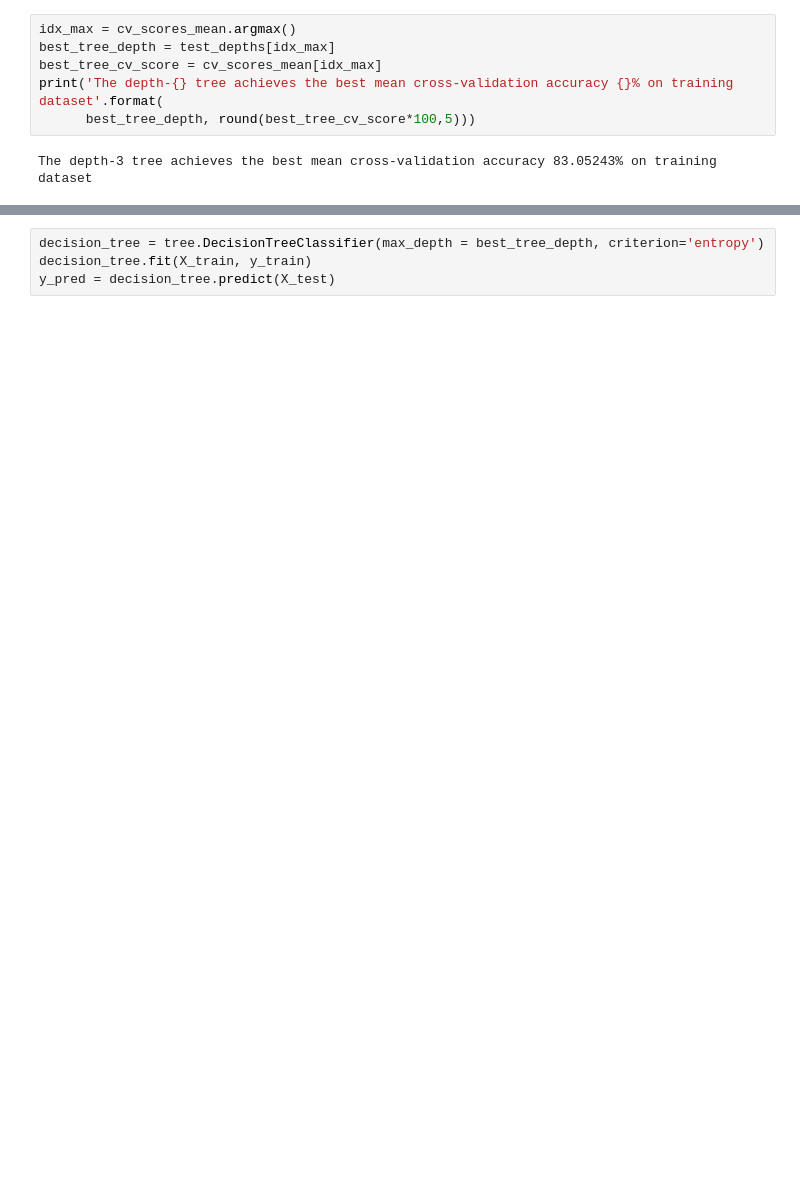
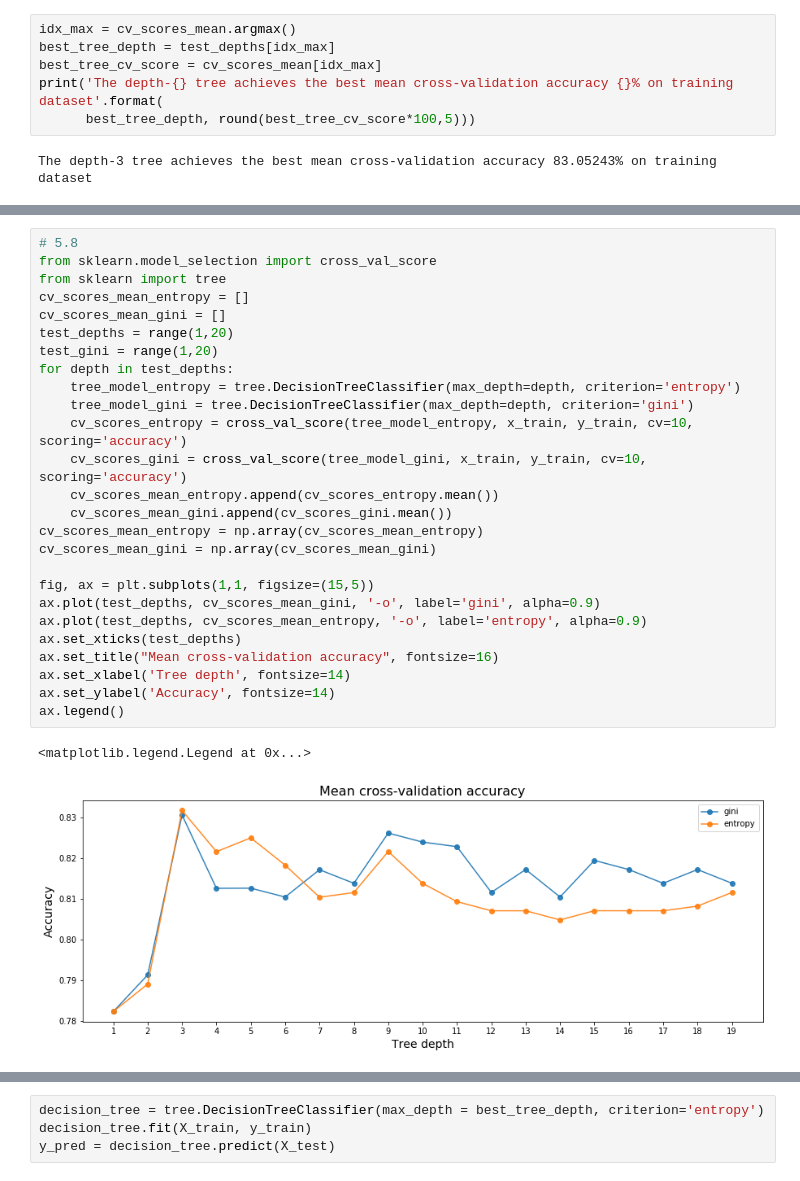
Before and after one commit to mijapa/data_mining, a Jupyter notebook: lab2/decision_trees.ipynb, the cells around one changed output, grey strips where cells are left out. Drawn from its saved outputs; the diff is of its cells as text; blank space fills up the shorter version.

```diff
--- a/lab2/decision_trees.ipynb
+++ b/lab2/decision_trees.ipynb
@@ -82,3 +89,32 @@ plt.title("Decision trees visualization")
 Text(0.5, 1.0, 'Decision trees visualization')
 <Figure size 432x288 with 0 Axes>
 [figure]
+# %%
+# 5.8
+from sklearn.model_selection import cross_val_score
+from sklearn import tree
+cv_scores_mean_entropy = []
+cv_scores_mean_gini = []
+test_depths = range(1,20)
+test_gini = range(1,20)
+for depth in test_depths:
+    tree_model_entropy = tree.DecisionTreeClassifier(max_depth=depth, criterion='entropy')
+    tree_model_gini = tree.DecisionTreeClassifier(max_depth=depth, criterion='gini')
+    cv_scores_entropy = cross_val_score(tree_model_entropy, x_train, y_train, cv=10, scoring='accuracy')
+    cv_scores_gini = cross_val_score(tree_model_gini, x_train, y_train, cv=10, scoring='accuracy')
+    cv_scores_mean_entropy.append(cv_scores_entropy.mean())
+    cv_scores_mean_gini.append(cv_scores_gini.mean())
+cv_scores_mean_entropy = np.array(cv_scores_mean_entropy)
+cv_scores_mean_gini = np.array(cv_scores_mean_gini)
+
+fig, ax = plt.subplots(1,1, figsize=(15,5))
+ax.plot(test_depths, cv_scores_mean_gini, '-o', label='gini', alpha=0.9)
+ax.plot(test_depths, cv_scores_mean_entropy, '-o', label='entropy', alpha=0.9)
+ax.set_xticks(test_depths)
+ax.set_title("Mean cross-validation accuracy", fontsize=16)
+ax.set_xlabel('Tree depth', fontsize=14)
+ax.set_ylabel('Accuracy', fontsize=14)
+ax.legend()
+# %% [output]
+<matplotlib.legend.Legend at 0x...>
+[figure, added]
```
Also changed, not shown: parts of 15 cells of this notebook.
